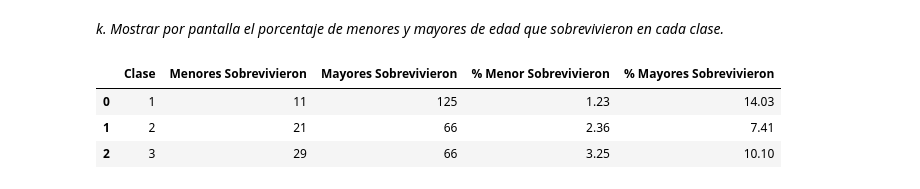
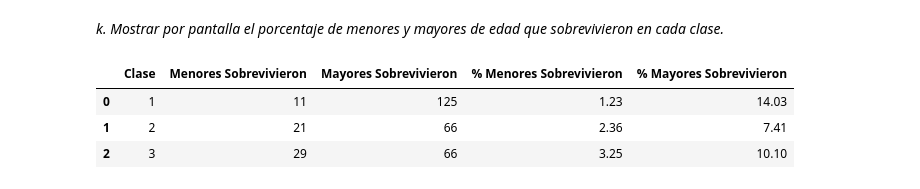
Before and after one commit to fidebravo/Modulo2, a Jupyter notebook: Modulo2_Actividad4.ipynb, the cells around one changed output. Saved outputs shown, nothing was run; the diff lists cells and outputs as text; code cells hidden in the pictures.

```diff
--- a/Modulo2_Actividad4.ipynb
+++ b/Modulo2_Actividad4.ipynb
@@ -628,35 +594,35 @@ df_menor_edad_2_clase_surv = df_titanic_menor_edad_surv[df_titanic_menor_edad_su
 df_menor_edad_3_clase_surv = df_titanic_menor_edad_surv[df_titanic_menor_edad_surv.Pclass == 3]['PassengerId'].count()
 
 menores_edad_sobrevivieron = [df_menor_edad_1_clase_surv, df_menor_edad_2_clase_surv, df_menor_edad_3_clase_surv]
 
 df_mayor_edad_1_clase_surv = df_titanic_mayor_edad_surv[df_titanic_mayor_edad_surv.Pclass == 1]['PassengerId'].count()
 df_mayor_edad_2_clase_surv = df_titanic_mayor_edad_surv[df_titanic_mayor_edad_surv.Pclass == 2]['PassengerId'].count()
 df_mayor_edad_3_clase_surv = df_titanic_mayor_edad_surv[df_titanic_mayor_edad_surv.Pclass == 3]['PassengerId'].count()
 
 mayores_edad_sobrevivieron = [df_mayor_edad_1_clase_surv, df_mayor_edad_2_clase_surv, df_mayor_edad_2_clase_surv]
 # -------------------------------------------------------------------------------------------------------------------------------
 
 menores_clase1_sobre_porce = round((df_menor_edad_1_clase_surv / df_titanic.shape[0]) * 100,2)
 menores_clase2_sobre_porce = round((df_menor_edad_2_clase_surv / df_titanic.shape[0]) * 100,2)
 menores_clase3_sobre_porce = round((df_menor_edad_3_clase_surv / df_titanic.shape[0]) * 100,2)
 
 menores_sobrevivieron_porcentaje = [menores_clase1_sobre_porce, menores_clase2_sobre_porce, menores_clase3_sobre_porce]
 
 mayores_clase1_sobre_porce = round((df_mayor_edad_1_clase_surv / df_titanic.shape[0]) * 100,2)
 mayores_clase2_sobre_porce = round((df_mayor_edad_2_clase_surv / df_titanic.shape[0]) * 100,2)
 mayores_clase3_sobre_porce = round((df_mayor_edad_3_clase_surv / df_titanic.shape[0]) * 100,2)
 
 mayores_sobrevivieron_porcentaje = [mayores_clase1_sobre_porce, mayores_clase2_sobre_porce, mayores_clase3_sobre_porce]
 # -----------------------------------------------------------------------------------------------------------------------------
 
 
 
-porce_por_clase_menor_mayor = {'Clase' : [1, 2, 3], 'Menores Sobrevivieron' : menores_edad_sobrevivieron, 'Mayores Sobrevivieron' : mayores_edad_sobrevivieron, '% Menor Sobrevivieron' : menores_sobrevivieron_porcentaje, '% Mayores Sobrevivieron' : mayores_sobrevivieron_porcentaje}
+porce_por_clase_menor_mayor = {'Clase' : [1, 2, 3], 'Menores Sobrevivieron' : menores_edad_sobrevivieron, 'Mayores Sobrevivieron' : mayores_edad_sobrevivieron, '% Menores Sobrevivieron' : menores_sobrevivieron_porcentaje, '% Mayores Sobrevivieron' : mayores_sobrevivieron_porcentaje}
 
 df_porcentaje_sobrevivieron_clase_edad = pd.DataFrame(porce_por_clase_menor_mayor)
 df_porcentaje_sobrevivieron_clase_edad
 # %% [output]
-|  | Clase | Menores Sobrevivieron | Mayores Sobrevivieron | % Menor Sobrevivieron | % Mayores Sobrevivieron |
+|  | Clase | Menores Sobrevivieron | Mayores Sobrevivieron | % Menores Sobrevivieron | % Mayores Sobrevivieron |
 | 0 | 1 | 11 | 125 | 1.23 | 14.03 |
 | 1 | 2 | 21 | 66 | 2.36 | 7.41 |
 | 2 | 3 | 29 | 66 | 3.25 | 10.10 |
```
Also changed, not shown: parts of 2 cells of this notebook.
